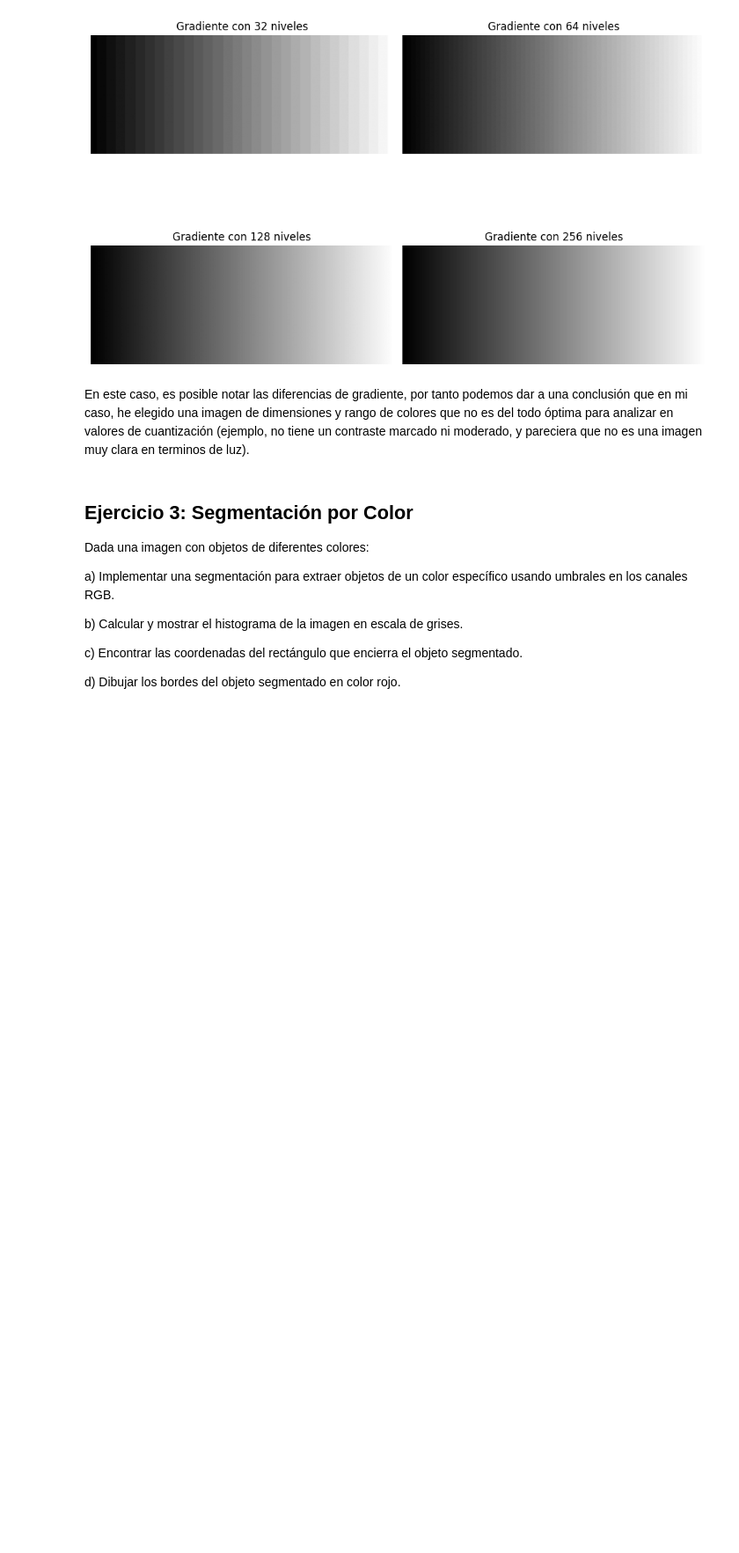
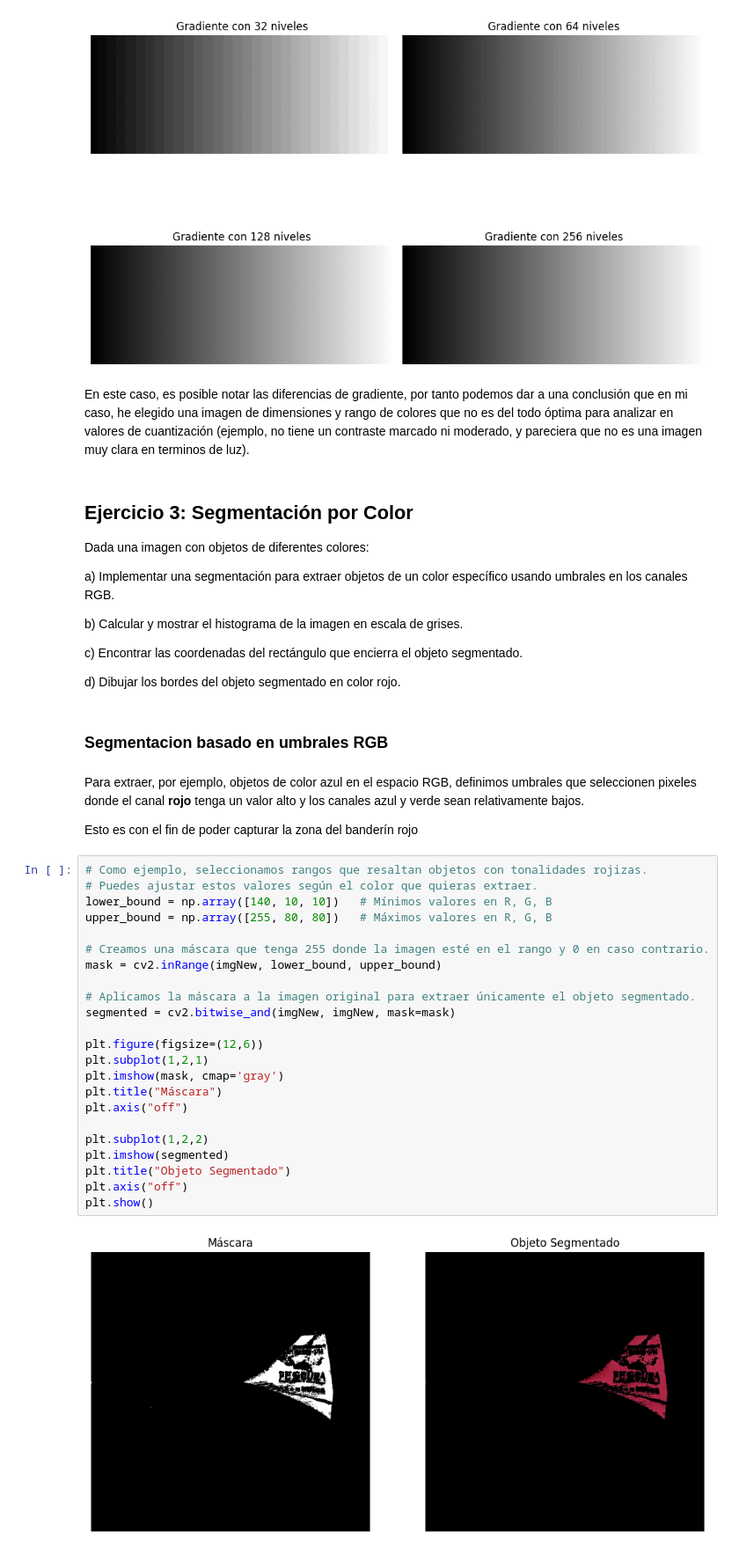
Before and after one commit to gimb99/PDI_BARTHOU_GONZALO, a Jupyter notebook: ejercicioIntegrador/ejercicioIntegrador.ipynb, the cells around one changed output. Shown at 88% size. Cells and saved outputs as stored; diff of their text form; blank space fills up the shorter version.

```diff
--- a/ejercicioIntegrador/ejercicioIntegrador.ipynb
+++ b/ejercicioIntegrador/ejercicioIntegrador.ipynb
@@ -360,3 +360,34 @@ b) Calcular y mostrar el histograma de la imagen en escala de grises.
 c) Encontrar las coordenadas del rectángulo que encierra el objeto segmentado.
 
 d) Dibujar los bordes del objeto segmentado en color rojo.
+# %% [markdown]
+### Segmentacion basado en umbrales RGB
+# %% [markdown]
+Para extraer, por ejemplo, objetos de color azul en el espacio RGB, definimos umbrales que seleccionen pixeles donde el canal **rojo** tenga un valor alto y los canales azul y verde sean relativamente bajos.
+
+Esto es con el fin de poder capturar la zona del banderín rojo
+# %%
+# Como ejemplo, seleccionamos rangos que resaltan objetos con tonalidades rojizas.
+# Puedes ajustar estos valores según el color que quieras extraer.
+lower_bound = np.array([140, 10, 10])   # Mínimos valores en R, G, B
+upper_bound = np.array([255, 80, 80])   # Máximos valores en R, G, B
+
+# Creamos una máscara que tenga 255 donde la imagen esté en el rango y 0 en caso contrario.
+mask = cv2.inRange(imgNew, lower_bound, upper_bound)
+
+# Aplicamos la máscara a la imagen original para extraer únicamente el objeto segmentado.
+segmented = cv2.bitwise_and(imgNew, imgNew, mask=mask)
+
+plt.figure(figsize=(12,6))
+plt.subplot(1,2,1)
+plt.imshow(mask, cmap='gray')
+plt.title("Máscara")
+plt.axis("off")
+
+plt.subplot(1,2,2)
+plt.imshow(segmented)
+plt.title("Objeto Segmentado")
+plt.axis("off")
+plt.show()
+# %% [output]
+[figure, added]
```
Also changed, not shown: parts of 8 cells of this notebook.
